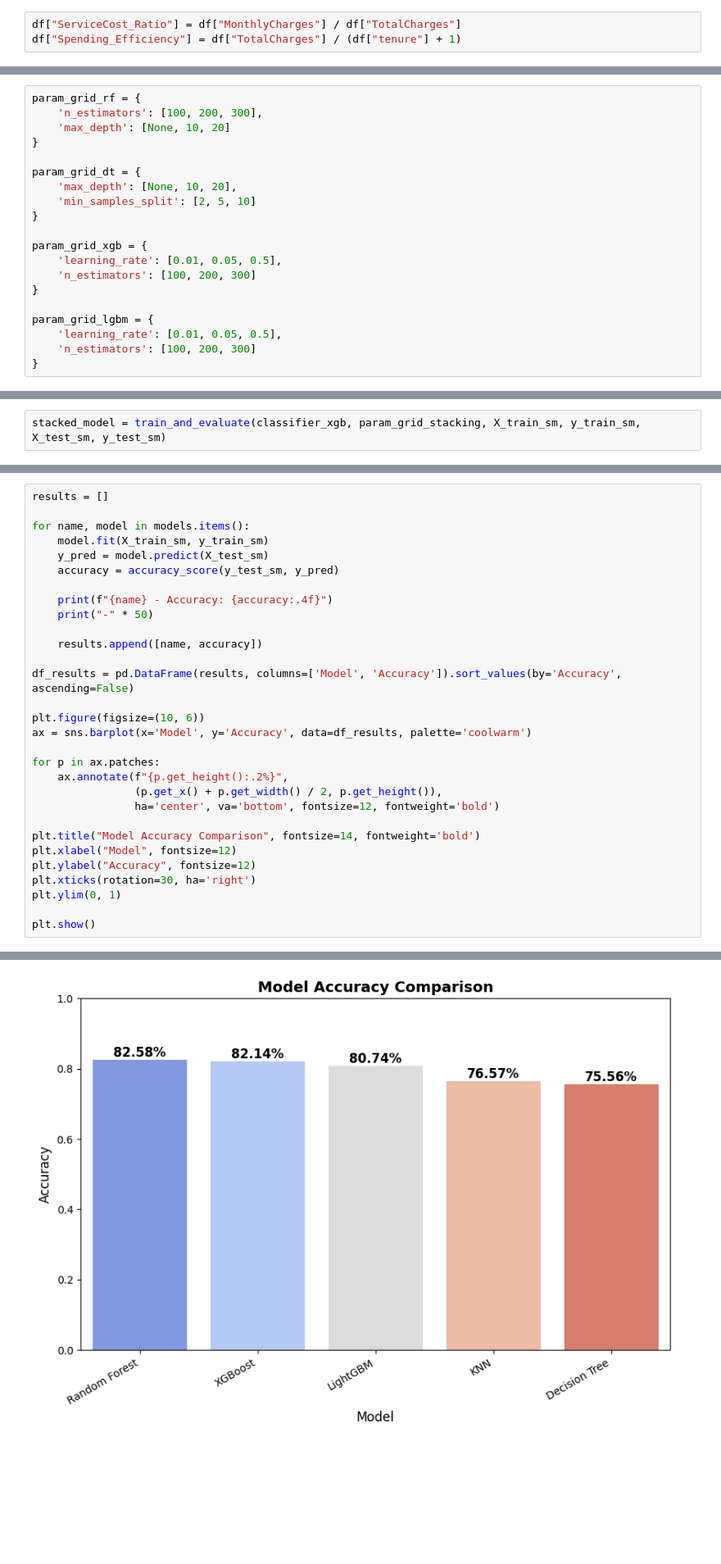
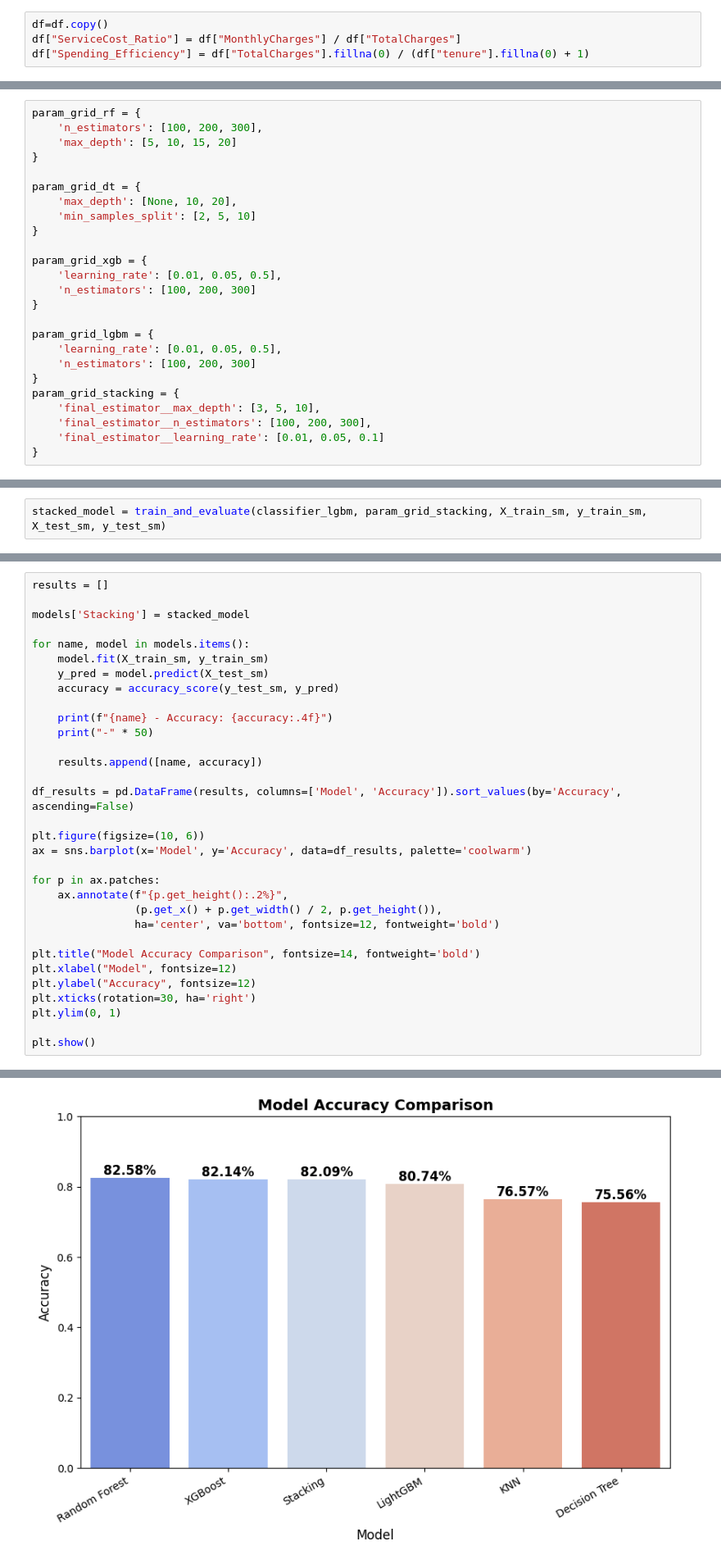
Before and after one commit to Nazaninmahmoudi/Churn_Prediction_ML, a Jupyter notebook: Churn_Prediction_ML.ipynb, the cells around one changed output, grey strips where cells are left out. Shown at 82% size. Saved outputs shown, nothing was run; the diff lists cells and outputs as text; blank space fills up the shorter version.

```diff
--- a/Churn_Prediction_ML.ipynb
+++ b/Churn_Prediction_ML.ipynb
@@ -648,5 +654,6 @@ Churn :['No' 'Yes']
 # %% [markdown]
 ### Feture Engineering
 # %%
+df=df.copy()
 df["ServiceCost_Ratio"] = df["MonthlyCharges"] / df["TotalCharges"]
-df["Spending_Efficiency"] = df["TotalCharges"] / (df["tenure"] + 1)
+df["Spending_Efficiency"] = df["TotalCharges"].fillna(0) / (df["tenure"].fillna(0) + 1)
@@ -865,7 +861,7 @@ models = {
 # %%
 param_grid_rf = {
     'n_estimators': [100, 200, 300],
-    'max_depth': [None, 10, 20]
+    'max_depth': [5, 10, 15, 20]
 }
 
 param_grid_dt = {
@@ -882,3 +878,8 @@ param_grid_lgbm = {
     'learning_rate': [0.01, 0.05, 0.5],
     'n_estimators': [100, 200, 300]
 }
+param_grid_stacking = {
+    'final_estimator__max_depth': [3, 5, 10],
+    'final_estimator__n_estimators': [100, 200, 300],
+    'final_estimator__learning_rate': [0.01, 0.05, 0.1]
+}
@@ -1054,5 +1056,5 @@ stacking_model = StackingClassifier(
     final_estimator=classifier_dt
 )
 # %%
-stacked_model = train_and_evaluate(classifier_xgb, param_grid_stacking, X_train_sm, y_train_sm, X_test_sm, y_test_sm)
+stacked_model = train_and_evaluate(classifier_lgbm, param_grid_stacking, X_train_sm, y_train_sm, X_test_sm, y_test_sm)
 # %% [output]
@@ -1081,6 +1083,8 @@ False
 #### Comparing Model's Accuracies
 # %%
 results = []
+
+models['Stacking'] = stacked_model
 
 for name, model in models.items():
     model.fit(X_train_sm, y_train_sm)
@@ -1123 +1129 @@ KNN - Accuracy: 0.7657
-[figure, old version]
+[figure, new version]
```
Also changed, not shown: parts of 19 cells of this notebook.
